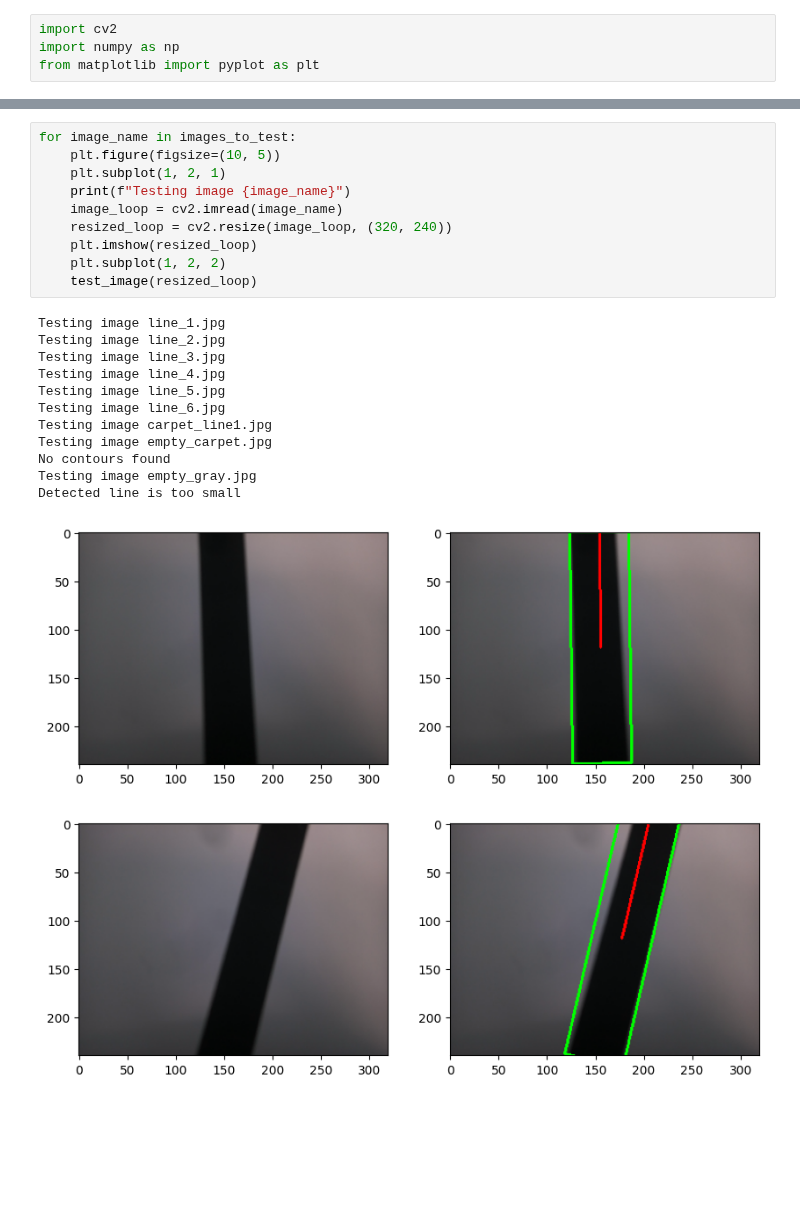
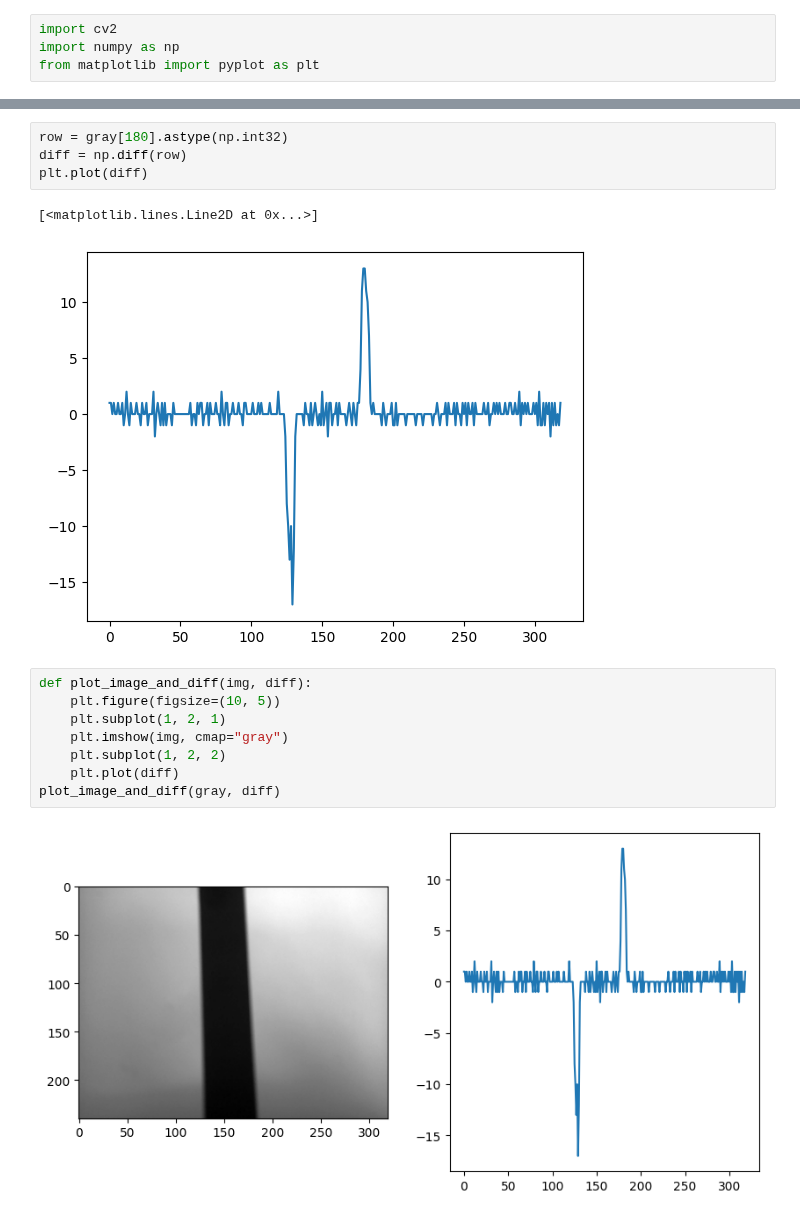
Before and after one commit to PacktPublishing/Learn-Robotics-Programming-3rd-edition, a Jupyter notebook: chapter-15/experiments/line-detection.ipynb, the cells around one changed output, grey strips where cells are left out. Drawn from its saved outputs; the diff is of its cells as text; blank space fills up the shorter version.

Commit message:
Preserve line detection exploration notebook from chapter-15 branch

```diff
--- a/chapter-15/experiments/line-detection.ipynb
+++ b/chapter-15/experiments/line-detection.ipynb
@@ -115,24 +13,17 @@ def test_image(resized):
+# %%
+row = gray[180].astype(np.int32)
+diff = np.diff(row)
+plt.plot(diff)
+# %% [output]
+[<matplotlib.lines.Line2D at 0x...>]
+[figure, added]
 # %%
-for image_name in images_to_test:
+def plot_image_and_diff(img, diff):
     plt.figure(figsize=(10, 5))
     plt.subplot(1, 2, 1)
-    print(f"Testing image {image_name}")
-    image_loop = cv2.imread(image_name)
-    resized_loop = cv2.resize(image_loop, (320, 240))
-    plt.imshow(resized_loop)
+    plt.imshow(img, cmap="gray")
     plt.subplot(1, 2, 2)
-    test_image(resized_loop)
+    plt.plot(diff)
+plot_image_and_diff(gray, diff)
 # %% [output]
-Testing image line_1.jpg
-Testing image line_2.jpg
-Testing image line_3.jpg
-Testing image line_4.jpg
-Testing image line_5.jpg
-Testing image line_6.jpg
-Testing image carpet_line1.jpg
-Testing image empty_carpet.jpg
-No contours found
-Testing image empty_gray.jpg
-Detected line is too small
-[figure, old version]
+[figure, new version]
-[figure, removed]
```
Also changed, not shown: parts of 20 cells of this notebook.
